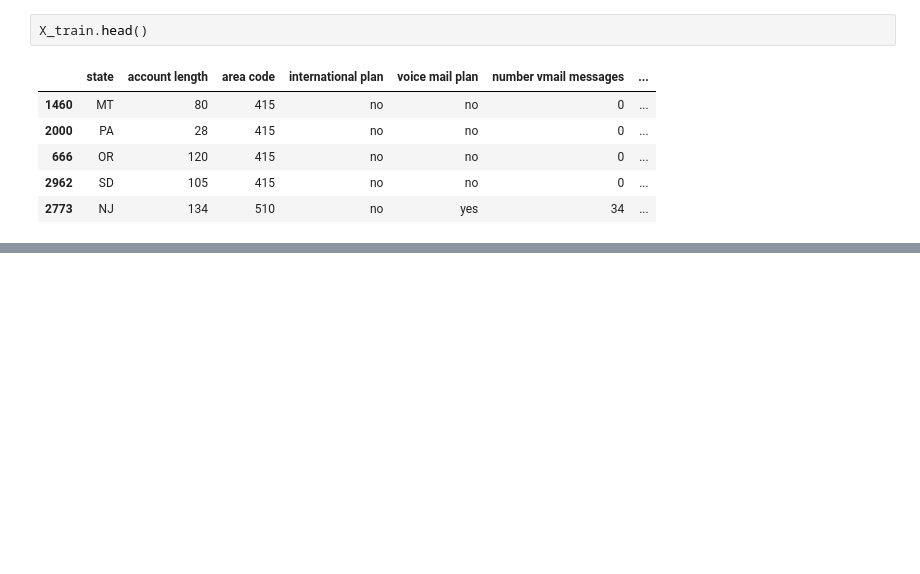
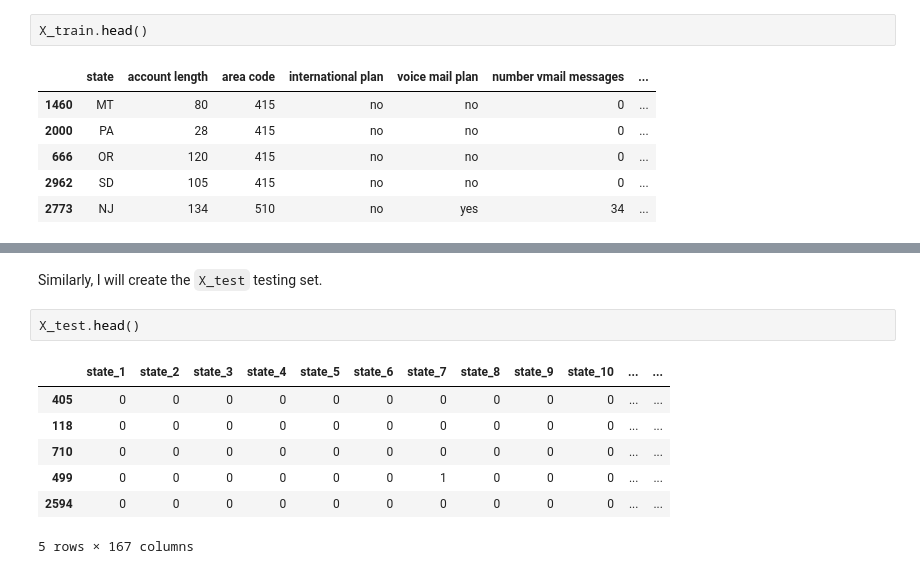
Before and after one commit to Collins-Opiyo/SyriaTelco_Collins_repo-, a Jupyter notebook: index.ipynb, the cells around one changed output, grey strips where cells are left out. Cells and saved outputs as stored; diff of their text form; blank space fills up the shorter version.

```diff
--- a/index.ipynb
+++ b/index.ipynb
@@ -1179,0 +1221,12 @@ X_train.head()
+# %% [markdown]
+Similarly, I will create the `X_test` testing set.
+# %%
+X_test.head()
+# %% [output]
+|  | state_1 | state_2 | state_3 | state_4 | state_5 | state_6 | state_7 | state_8 | state_9 | state_10 | ... | ... |
+| 405 | 0 | 0 | 0 | 0 | 0 | 0 | 0 | 0 | 0 | 0 | ... | ... |
+| 118 | 0 | 0 | 0 | 0 | 0 | 0 | 0 | 0 | 0 | 0 | ... | ... |
+| 710 | 0 | 0 | 0 | 0 | 0 | 0 | 0 | 0 | 0 | 0 | ... | ... |
+| 499 | 0 | 0 | 0 | 0 | 0 | 0 | 1 | 0 | 0 | 0 | ... | ... |
+| 2594 | 0 | 0 | 0 | 0 | 0 | 0 | 0 | 0 | 0 | 0 | ... | ... |
+5 rows × 167 columns
```
Also changed, not shown: parts of 6 cells of this notebook.
